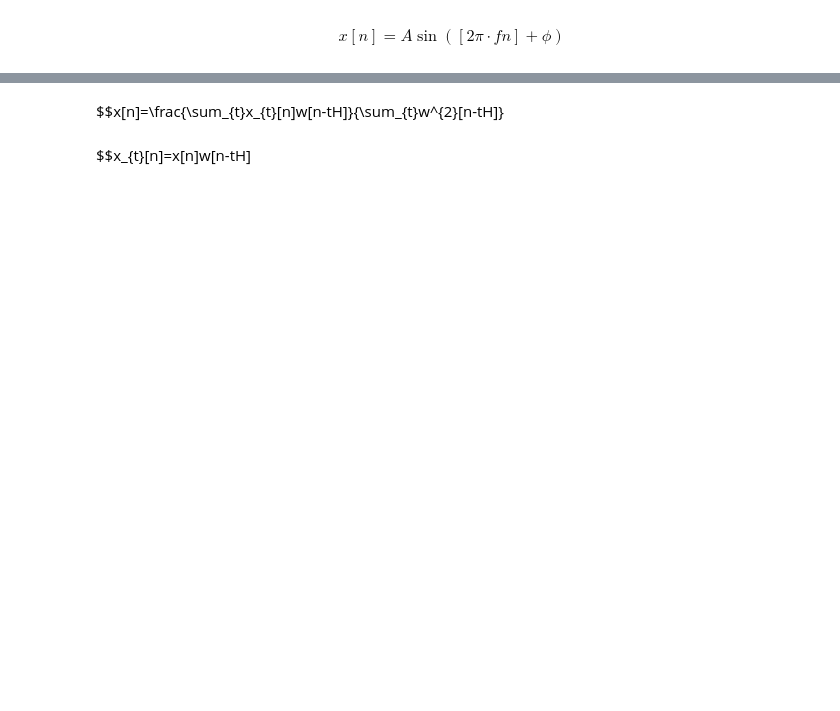
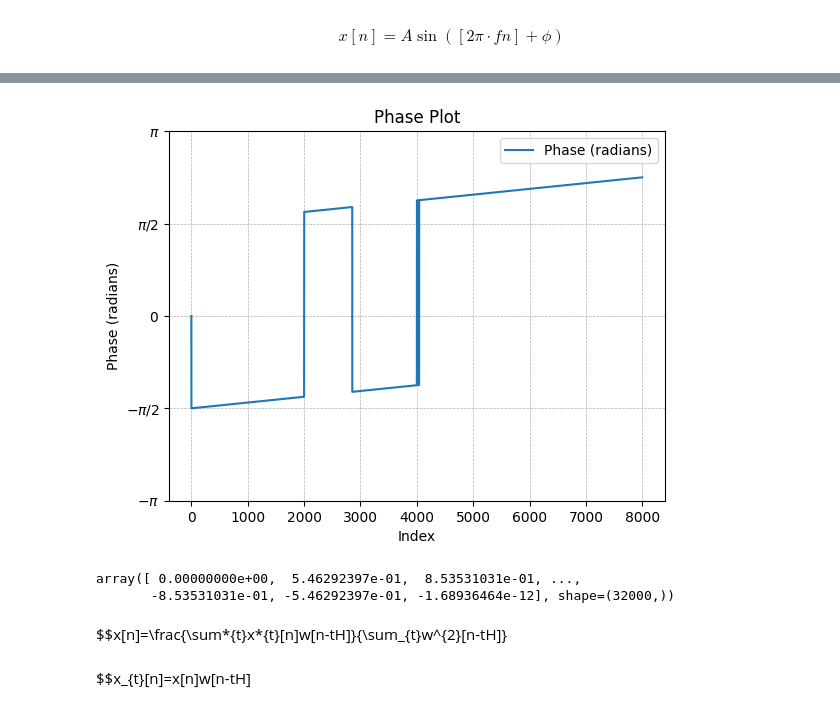
Before and after one commit to JoeCleveland/DSP_Convolution_And_Fourier, a Jupyter notebook: DFT.ipynb, the cells around one changed output, grey strips where cells are left out. Saved outputs shown, nothing was run; the diff lists cells and outputs as text; code cells hidden in the pictures; blank space fills up the shorter version.

```diff
--- a/DFT.ipynb
+++ b/DFT.ipynb
@@ -31,4 +46,38 @@ scipy.io.wavfile.write("section_2_DFT.wav", SAMPLE_RATE, x)
+# %%
+a = X.real
+b = X.imag
+# %%
+phi = np.arctan2(b, a)
+phi = phi[:SAMPLE_RATE//2]
+# %%
+plt.plot(phi, label="Phase (radians)")
+
+# Adding grid
+plt.grid(True, which='both', linestyle='--', linewidth=0.5)
+# Adjust y-axis to show ticks as multiples of π/2
+plt.yticks(
+    ticks=np.arange(-np.pi, np.pi + np.pi/2, np.pi/2),  # Tick positions
+    labels=[
+        r"$-\pi$", r"$-\pi/2$", r"$0$", r"$\pi/2$", r"$\pi$"
+    ]  # Corresponding labels
+)
+
+# Add labels and legend
+plt.xlabel("Index")
+plt.ylabel("Phase (radians)")
+plt.legend()
+plt.title("Phase Plot")
+
+# Show the plot
+plt.show()
+# %% [output]
+[figure, added]
+# %%
+def my_fft(x):
+# %% [output]
+array([ 0.00000000e+00,  5.46292397e-01,  8.53531031e-01, ...,
+       -8.53531031e-01, -5.46292397e-01, -1.68936464e-12], shape=(32000,))
 # %% [markdown]
-$$x[n]=\frac{\sum_{t}x_{t}[n]w[n-tH]}{\sum_{t}w^{2}[n-tH]}
+$$x[n]=\frac{\sum*{t}x*{t}[n]w[n-tH]}{\sum\_{t}w^{2}[n-tH]}
 # %% [markdown]
-$$x_{t}[n]=x[n]w[n-tH]
+$$x\_{t}[n]=x[n]w[n-tH]
```
Also changed, not shown: parts of 8 cells of this notebook.
